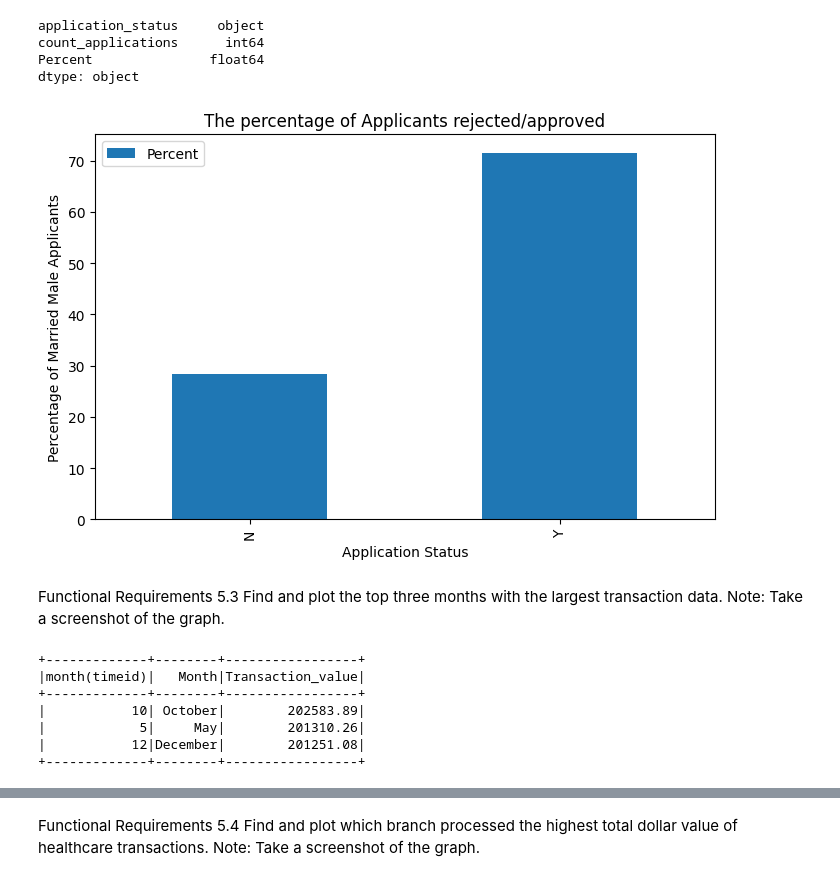
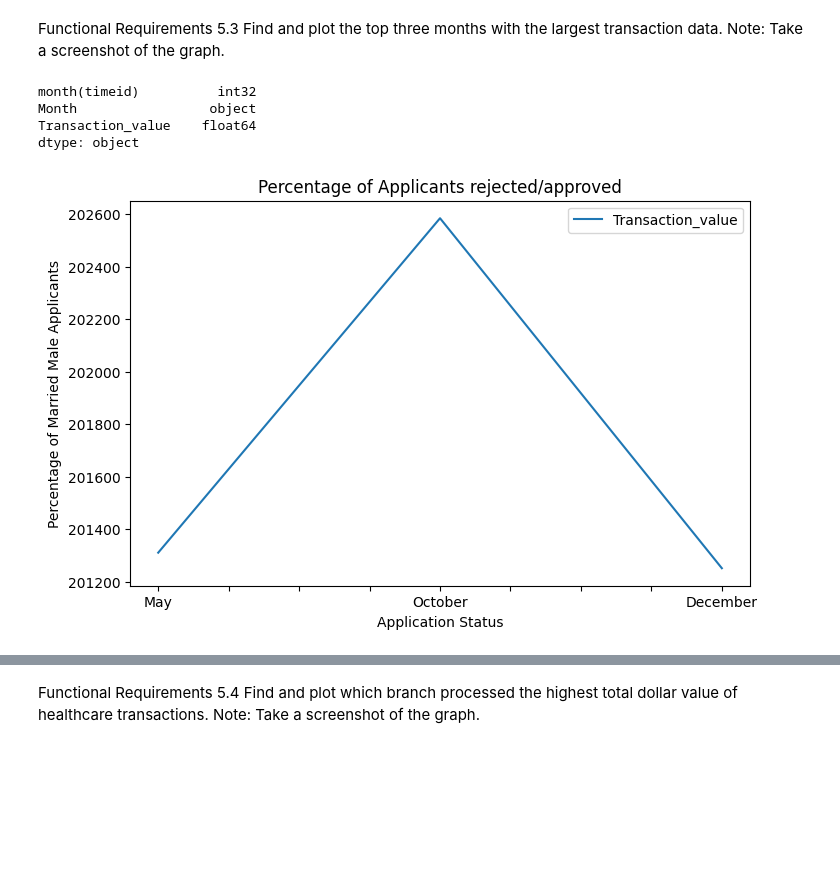
Before and after one commit to Shweta-rg/CapstoneETL, a Jupyter notebook: loanAPI.ipynb, the cells around one changed output, grey strips where cells are left out. Saved outputs shown, nothing was run; the diff lists cells and outputs as text; code cells hidden in the pictures; blank space fills up the shorter version.

```diff
--- a/loanAPI.ipynb
+++ b/loanAPI.ipynb
@@ -178,47 +153,41 @@ sp_sql2.show()
-# %%
-import matplotlib.pyplot as plt
-
-pd_sql2 = sp_sql2.toPandas()
-
-# pd_sql1.reset_index(inplace=True)
-pd_sql2['Percent'] = pd_sql2['Percent'].astype('float')
-print(pd_sql2.dtypes)
-
-pd_sql2.plot(kind='bar', x='application_status', y='Percent', figsize=(8,5))
-plt.title('The percentage of Applicants rejected/approved')
-plt.xlabel('Application Status')
-plt.ylabel('Percentage of Married Male Applicants')
-plt.show()
-# %% [output]
-application_status     object
-count_applications      int64
-Percent               float64
-dtype: object
-[figure, removed]
 # %% [markdown]
 Functional Requirements 5.3
 Find and plot the top three months with the largest transaction data.
 Note: Take a screenshot of the graph.
 # %%
+#Find and plot the top three months with the largest transaction data.
+
+import matplotlib.pyplot as plt
 query3 = "(SELECT month(timeid),MONTHNAME(timeid) AS Month, round(sum(TRANSACTION_value),2) AS Transaction_value \
             FROM cdw_sapp_credit_card \
             GROUP BY substr(timeid,1,6) \
             ORDER BY sum(TRANSACTION_value) DESC \
             LIMIT 3) as a"
 
 sp_sql3 = spark.read.format("jdbc") \
   .option("url", "jdbc:mysql://localhost:3306/creditcard_capstone") \
   .option("user", "root") \
   .option("password", "password") \
   .option("dbtable", query3) \
   .load()
 
-sp_sql3.show()
+
+
+pd_sql3 = sp_sql3.toPandas()
+pd_sql3.sort_values(by='month(timeid)', inplace=True)
+
+# pd_sql1.reset_index(inplace=True)
+pd_sql3['Transaction_value'] = pd_sql3['Transaction_value'].astype('float')
+print(pd_sql3.dtypes)
+
+pd_sql3.plot(kind='line', x='Month', y='Transaction_value', figsize=(8,5))
+plt.title('Percentage of Applicants rejected/approved')
+plt.xlabel('Application Status')
+plt.ylabel('Percentage of Married Male Applicants')
+plt.show()
 # %% [output]
-+-------------+--------+-----------------+
-|month(timeid)|   Month|Transaction_value|
-+-------------+--------+-----------------+
-|           10| October|        202583.89|
-|            5|     May|        201310.26|
-|           12|December|        201251.08|
-+-------------+--------+-----------------+
+month(timeid)          int32
+Month                 object
+Transaction_value    float64
+dtype: object
+[figure, added]
```
Also changed, not shown: parts of 13 cells of this notebook, 2 other files.
